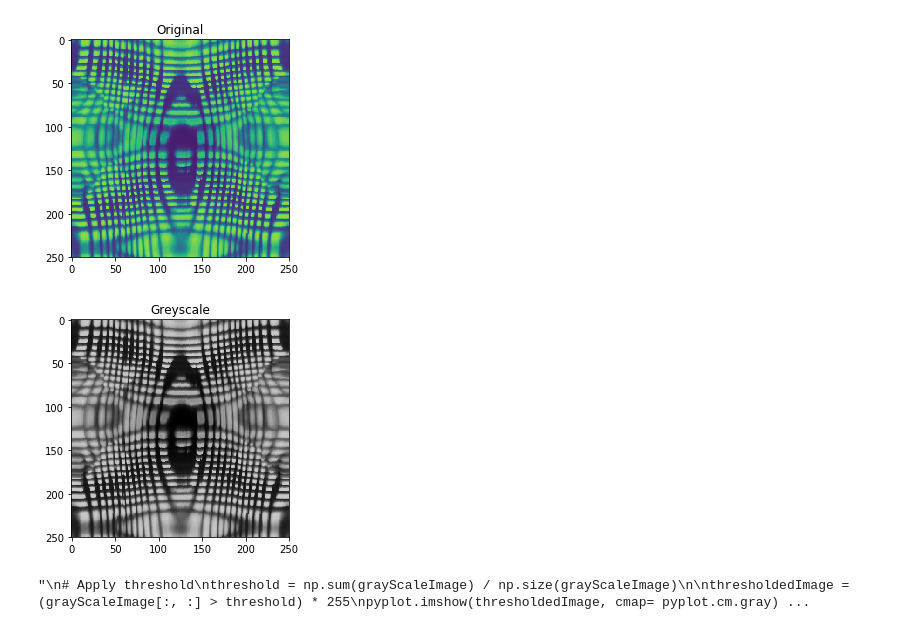
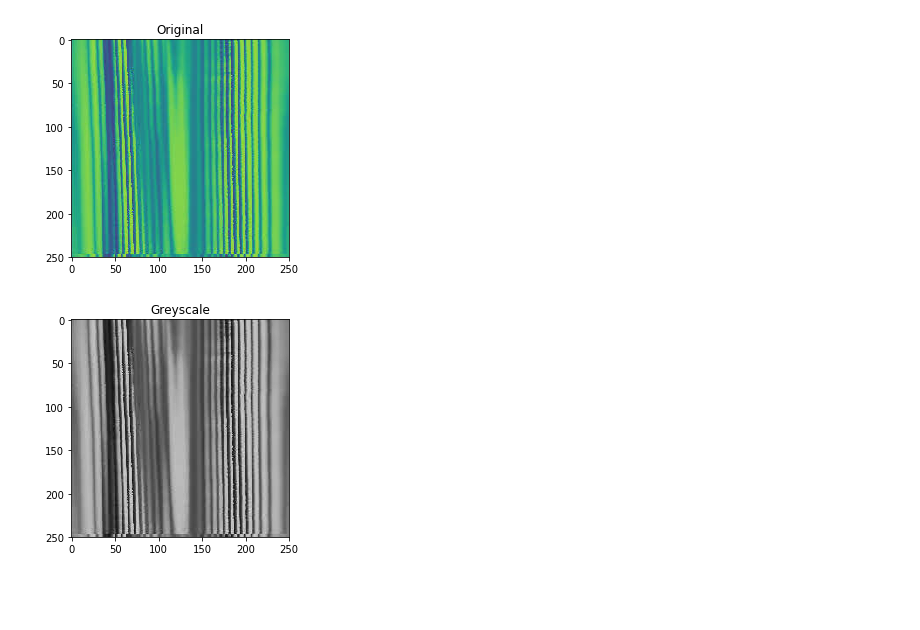
Before and after one commit to Eblanken/Prakash_AWESEM, a Jupyter notebook: Version 2.0/Demos/PhaseDetection/Untitled.ipynb, the cells around one changed output. Cells and saved outputs as stored; diff of their text form; code cells hidden in the pictures; blank space fills up the shorter version.

```diff
--- a/Version 2.0/Demos/PhaseDetection/Untitled.ipynb
+++ b/Version 2.0/Demos/PhaseDetection/Untitled.ipynb
@@ -1,38 +19,29 @@
 # %%
 # Libraries
-import numpy    as     np
+from   math import floor
+import numpy
 import imageio
 from   scipy       import ndimage
 from   scipy       import misc
 from   scipy       import signal
 from skimage       import data
 from skimage.color import rgb2gray
+import skimage.filters as filters
 
 from   matplotlib import cm
 from   matplotlib import pyplot
 
-# Imports "Modern Art" image in which to detect axis of symmetry in x and y
+# Imports limited "Modern Art" image.
 
-originalImage  = imageio.imread('Target.bmp')
+originalImage  = imageio.imread('Phase_3.jpg')
 pyplot.imshow(originalImage)
 pyplot.title('Original')
 pyplot.show()
 
 grayScaleImage = rgb2gray(originalImage)
 pyplot.imshow(grayScaleImage, cmap= pyplot.cm.gray)
 pyplot.title('Greyscale')
 pyplot.show()
-
-"""
-# Apply threshold
-threshold = np.sum(grayScaleImage) / np.size(grayScaleImage)
-
-thresholdedImage = (grayScaleImage[:, :] > threshold) * 255
-pyplot.imshow(thresholdedImage, cmap= pyplot.cm.gray)
-pyplot.title('Thresholded')
-pyplot.show()
-"""
 # %% [output]
-[figure, old version]
+[figure, new version]
-[figure, old version]
+[figure, new version]
-"\n# Apply threshold\nthreshold = np.sum(grayScaleImage) / np.size(grayScaleImage)\n\nthresholdedImage = (grayScaleImage[:, :] > threshold) * 255\npyplot.imshow(thresholdedImage, cmap= pyplot.cm.gray) ...
```
Also changed, not shown: parts of 15 cells of this notebook, 45 other files.
